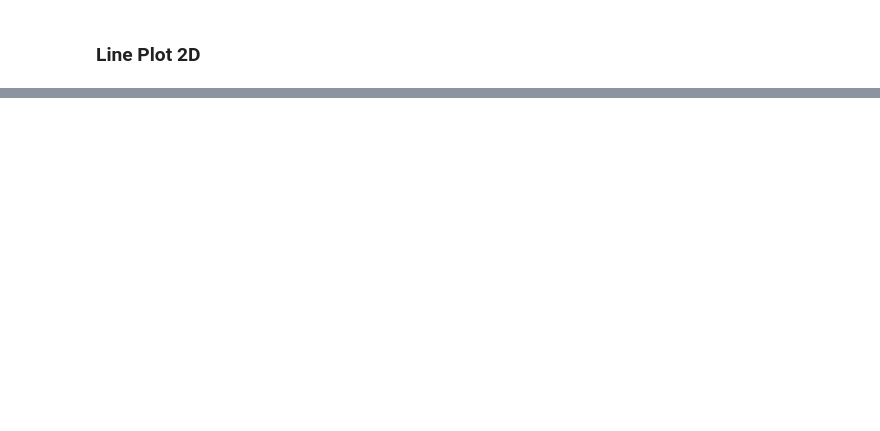
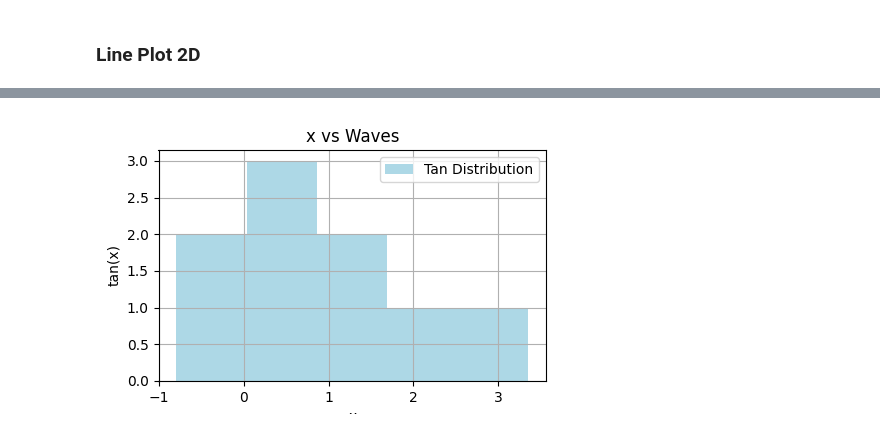
Before and after one commit to HASAN9519/Python2022, a Jupyter notebook: Notebooks/23.DataVisualization.ipynb, the cells around one changed output, grey strips where cells are left out. Drawn from its saved outputs; the diff is of its cells as text; code cells hidden in the pictures; blank space fills up the shorter version.

```diff
--- a/Notebooks/23.DataVisualization.ipynb
+++ b/Notebooks/23.DataVisualization.ipynb
@@ -74,8 +91,8 @@ plt.show()
 # %%
+%matplotlib widget
 data = y*z
-plt.figure(num=1, figsize=(8, 5))
+plt.figure(num=1, figsize=(5,3))
 plt.hist(data, bins=5, label='Tan Distribution', orientation='vertical', color='lightblue')
-# plt.hist(z, bins=7, label='Sine Distribution', stacked=True, orientation='horizontal', color='darkorange')
 plt.title('x vs Waves')
 plt.xlabel('x')
 plt.ylabel('tan(x)')
@@ -87,0 +103 @@ plt.show()
+[figure, added]
```
Also changed, not shown: parts of 28 cells of this notebook, 2 other files.
